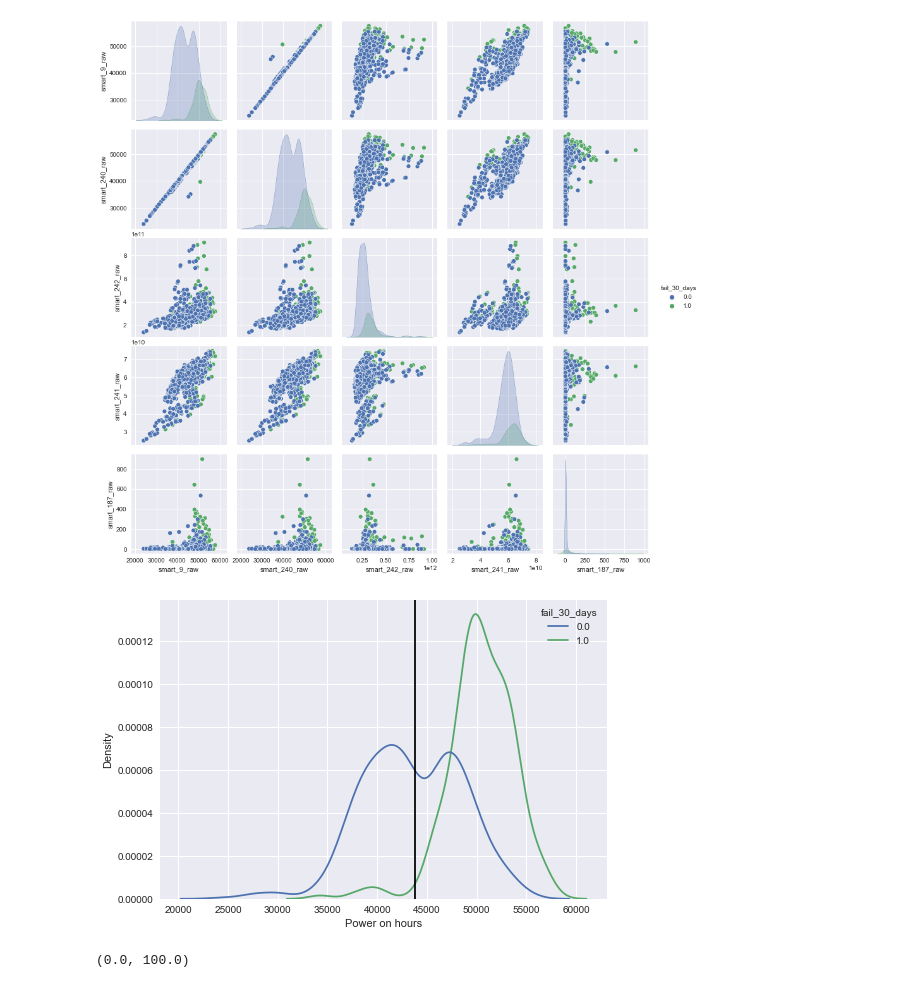
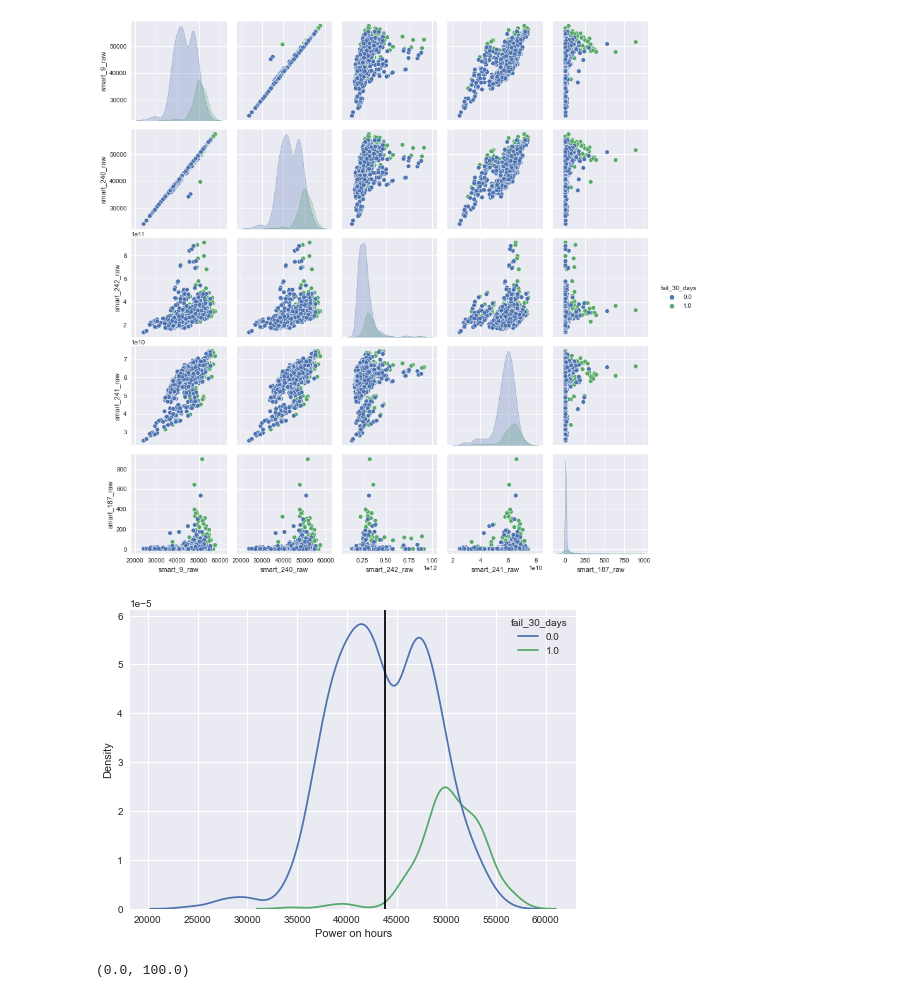
Before and after one commit to wcmphysics/DataScienceBootcamp-Capstone, a Jupyter notebook: notebooks/felix-first-EDA.ipynb, the cells around one changed output. Cells and saved outputs as stored; diff of their text form; code cells hidden in the pictures.

```diff
--- a/notebooks/felix-first-EDA.ipynb
+++ b/notebooks/felix-first-EDA.ipynb
@@ -284,11 +304,11 @@ sns.pairplot(data=df[feats], hue="fail_30_days");
 # %% [output]
 [figure]
 # %%
-sns.kdeplot(data=df, x="smart_9_raw", hue="fail_30_days", common_norm=False)
+sns.kdeplot(data=df, x="smart_9_raw", hue="fail_30_days", common_norm=True)
 plt.axvline(x=43800, color='k')
 plt.xlabel("Power on hours");
 # %% [output]
-[figure, old version]
+[figure, new version]
 # %%
 sns.kdeplot(data=df, x="smart_187_raw", hue="fail_30_days", common_norm=False, bw_adjust=0.1)
 plt.xlabel("Uncorrectable errors (187, CRITICAL)")
```
Also changed, not shown: parts of 29 cells of this notebook.
